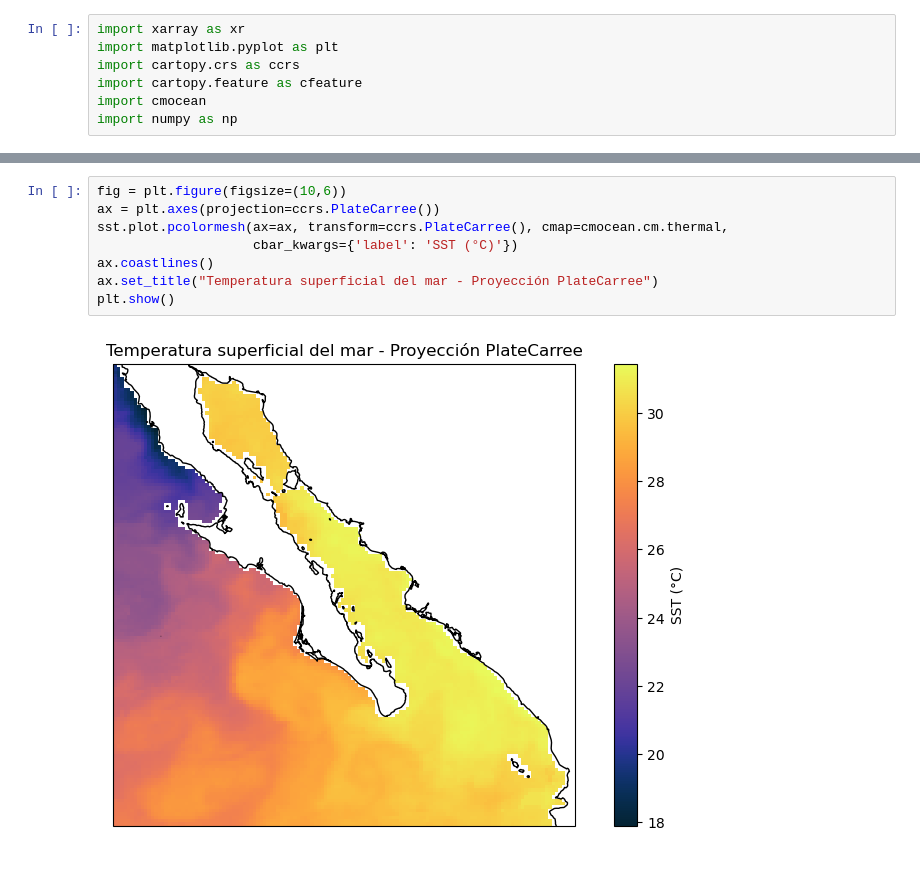
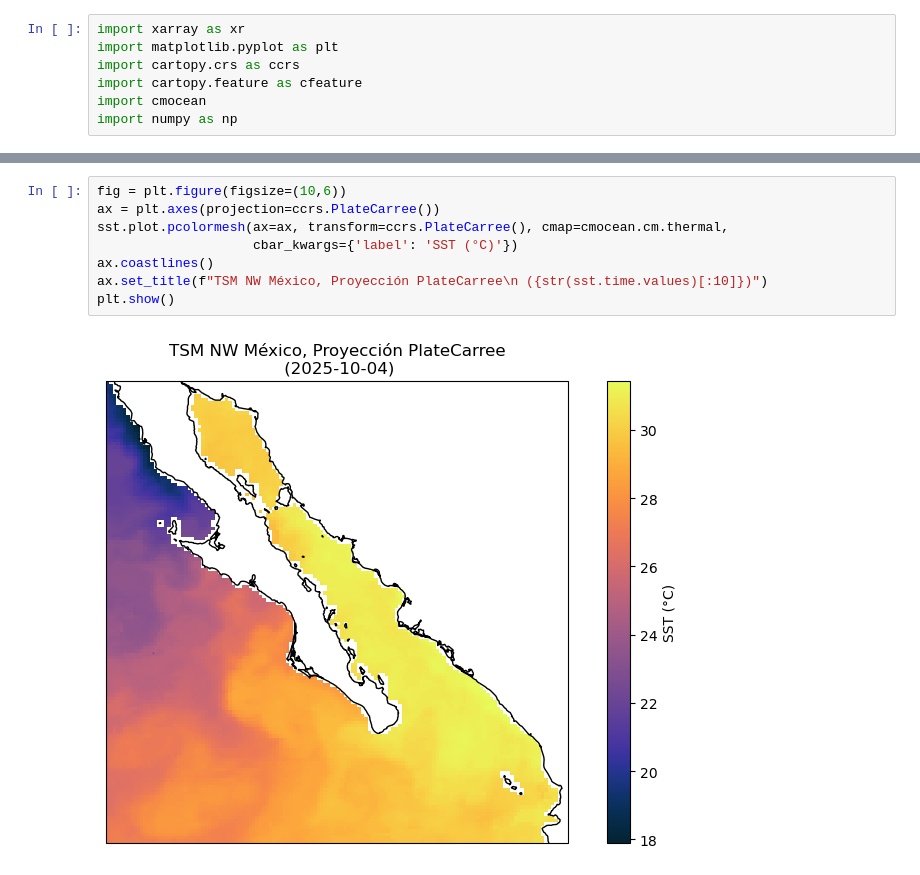
Before and after one commit to gmflores/ohw2025, a Jupyter notebook: datos_espaciales.ipynb, the cells around one changed output, grey strips where cells are left out. Cells and saved outputs as stored; diff of their text form.

```diff
--- a/datos_espaciales.ipynb
+++ b/datos_espaciales.ipynb
@@ -85,14 +86,14 @@ SyntaxError: unterminated f-string literal (detected at line 4) (1441254554.py,
 Graficaremos el campo de temperatura en una proyección **PlateCarree** (la más simple) y agregaremos las líneas de costa.
 
 Nota: `transform=ccrs.PlateCarree()` indica que las coordenadas de los datos están en lat/lon. Esto es importante para que Cartopy proyecte correctamente los datos sobre la proyección del mapa.
-# %%
-fig = plt.figure(figsize=(10,6))
-ax = plt.axes(projection=ccrs.PlateCarree())
-sst.plot.pcolormesh(ax=ax, transform=ccrs.PlateCarree(), cmap=cmocean.cm.thermal,
-                    cbar_kwargs={'label': 'SST (°C)'})
-ax.coastlines()
-ax.set_title("Temperatura superficial del mar - Proyección PlateCarree")
-plt.show()
-# %% [output]
-[figure, removed]
+# %%
+fig = plt.figure(figsize=(10,6))
+ax = plt.axes(projection=ccrs.PlateCarree())
+sst.plot.pcolormesh(ax=ax, transform=ccrs.PlateCarree(), cmap=cmocean.cm.thermal,
+                    cbar_kwargs={'label': 'SST (°C)'})
+ax.coastlines()
+ax.set_title(f"TSM NW México, Proyección PlateCarree\n ({str(sst.time.values)[:10]})")
+plt.show()
+# %% [output]
+[figure, added]
 # %% [markdown]
```
Also changed, not shown: parts of 18 cells of this notebook.
